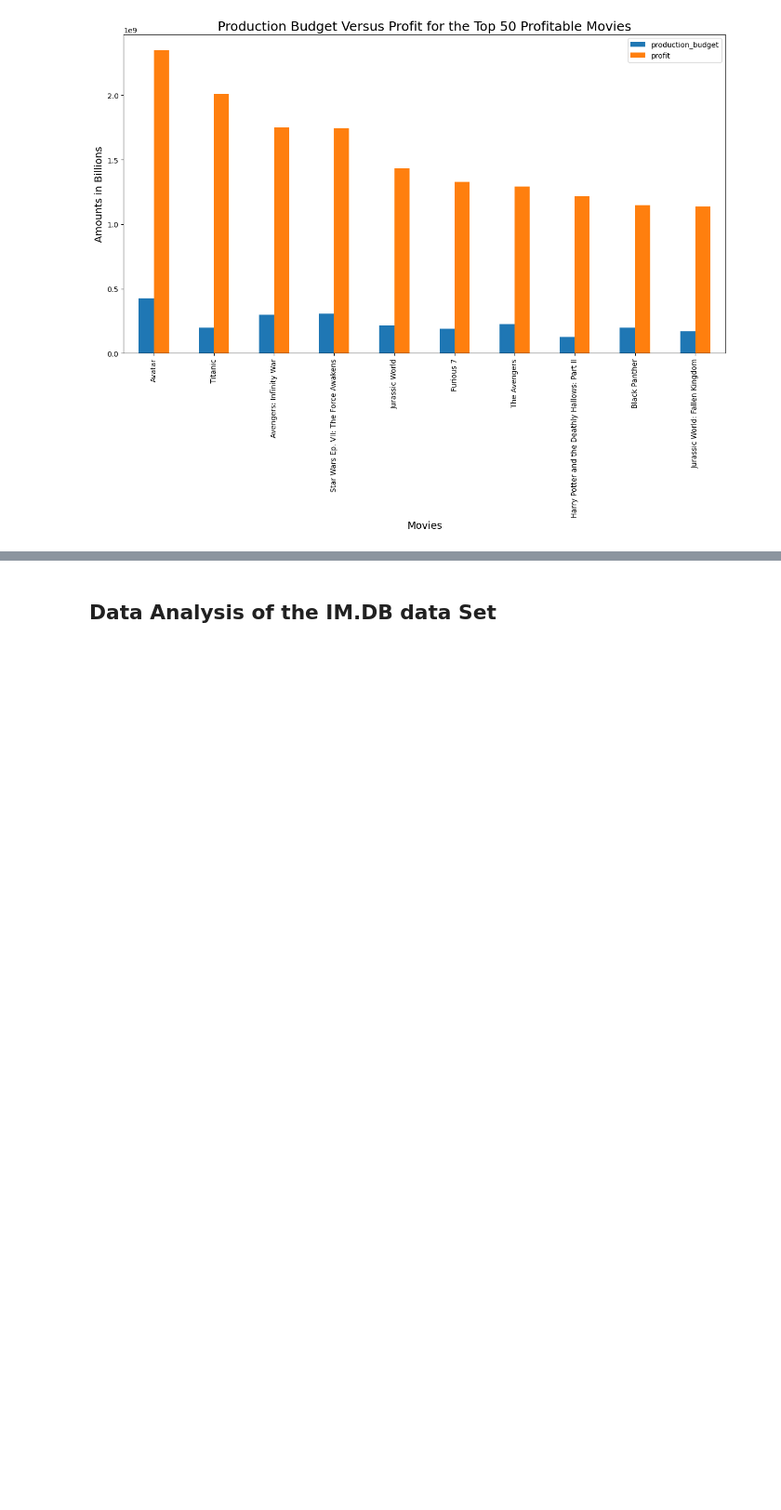
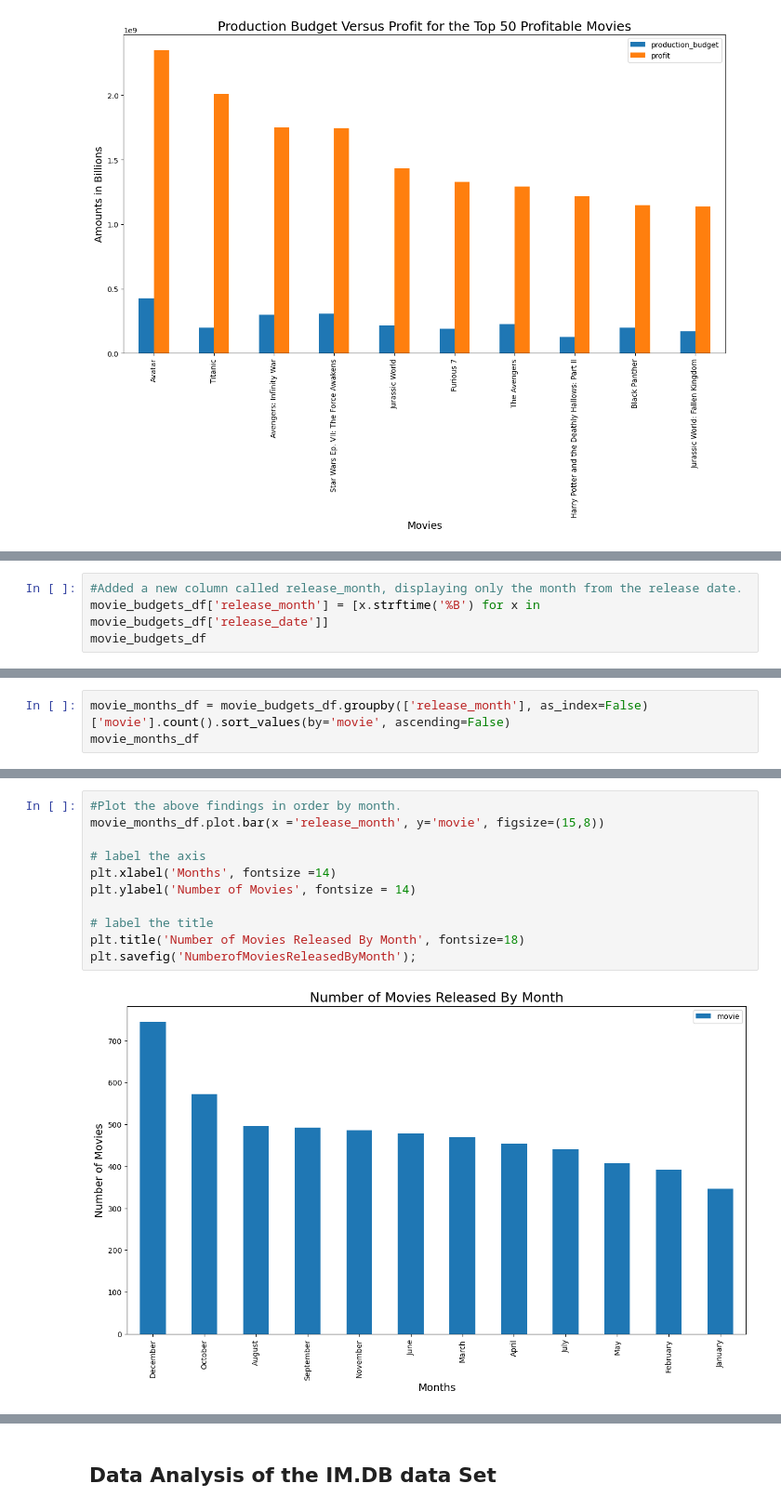
Before and after one commit to Annbellah/dsc-phase-1-project-v2-4, a Jupyter notebook: student.ipynb, the cells around one changed output, grey strips where cells are left out. Shown at 93% size. Cells and saved outputs as stored; diff of their text form; blank space fills up the shorter version.

```diff
--- a/student.ipynb
+++ b/student.ipynb
@@ -479,0 +496,4 @@ plt.savefig('ProductionBudgetVersusProfitfortheTop50ProfitableMovies');
+# %%
+#Added a new column called release_month, displaying only the month from the release date.
+movie_budgets_df['release_month'] = [x.strftime('%B') for x in movie_budgets_df['release_date']]
+movie_budgets_df
@@ -479,0 +514,3 @@ plt.savefig('ProductionBudgetVersusProfitfortheTop50ProfitableMovies');
+# %%
+movie_months_df = movie_budgets_df.groupby(['release_month'], as_index=False)['movie'].count().sort_values(by='movie', ascending=False)
+movie_months_df
@@ -479,0 +531,13 @@ plt.savefig('ProductionBudgetVersusProfitfortheTop50ProfitableMovies');
+# %%
+#Plot the above findings in order by month.
+movie_months_df.plot.bar(x ='release_month', y='movie', figsize=(15,8))
+
+# label the axis
+plt.xlabel('Months', fontsize =14)
+plt.ylabel('Number of Movies', fontsize = 14)
+
+# label the title
+plt.title('Number of Movies Released By Month', fontsize=18)
+plt.savefig('NumberofMoviesReleasedByMonth');
+# %% [output]
+[figure, added]
```
Also changed, not shown: parts of 7 cells of this notebook.
